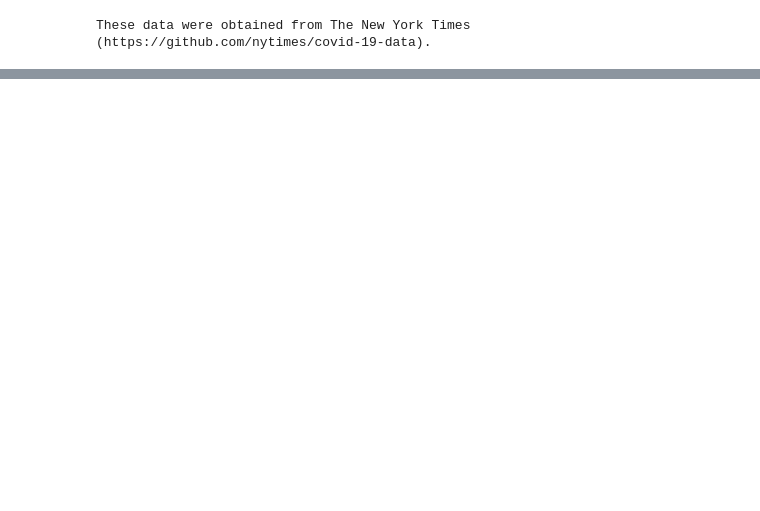
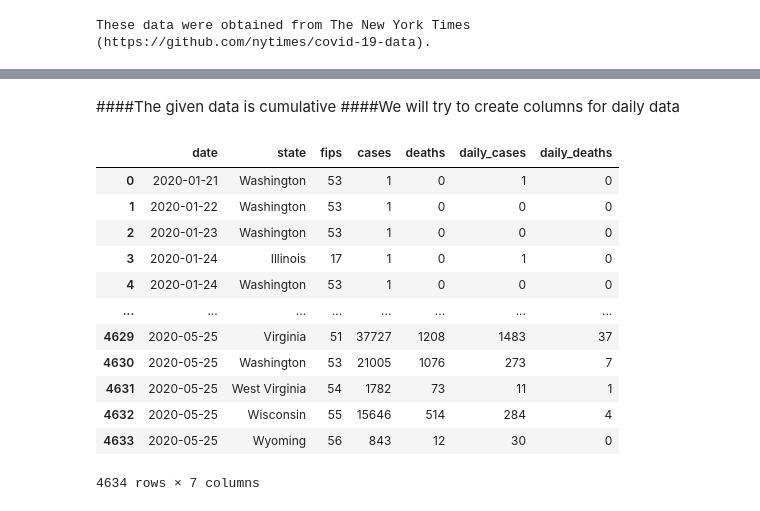
Before and after one commit to Vaisakh-Babu/pandas_practice, a Jupyter notebook: covid19data_practice_01.ipynb, the cells around one changed output, grey strips where cells are left out. Cells and saved outputs as stored; diff of their text form; code cells hidden in the pictures; blank space fills up the shorter version.

```diff
--- a/covid19data_practice_01.ipynb
+++ b/covid19data_practice_01.ipynb
@@ -50,0 +67,3 @@ df
+# %% [markdown]
+####The given data is cumulative
+####We will try to create columns for daily data
@@ -50,0 +73,16 @@ df
+# %%
+df
+# %% [output]
+|  | date | state | fips | cases | deaths | daily_cases | daily_deaths |
+| 0 | 2020-01-21 | Washington | 53 | 1 | 0 | 1 | 0 |
+| 1 | 2020-01-22 | Washington | 53 | 1 | 0 | 0 | 0 |
+| 2 | 2020-01-23 | Washington | 53 | 1 | 0 | 0 | 0 |
+| 3 | 2020-01-24 | Illinois | 17 | 1 | 0 | 1 | 0 |
+| 4 | 2020-01-24 | Washington | 53 | 1 | 0 | 0 | 0 |
+| ... | ... | ... | ... | ... | ... | ... | ... |
+| 4629 | 2020-05-25 | Virginia | 51 | 37727 | 1208 | 1483 | 37 |
+| 4630 | 2020-05-25 | Washington | 53 | 21005 | 1076 | 273 | 7 |
+| 4631 | 2020-05-25 | West Virginia | 54 | 1782 | 73 | 11 | 1 |
+| 4632 | 2020-05-25 | Wisconsin | 55 | 15646 | 514 | 284 | 4 |
+| 4633 | 2020-05-25 | Wyoming | 56 | 843 | 12 | 30 | 0 |
+4634 rows × 7 columns
```
Also changed, not shown: parts of 11 cells of this notebook.
